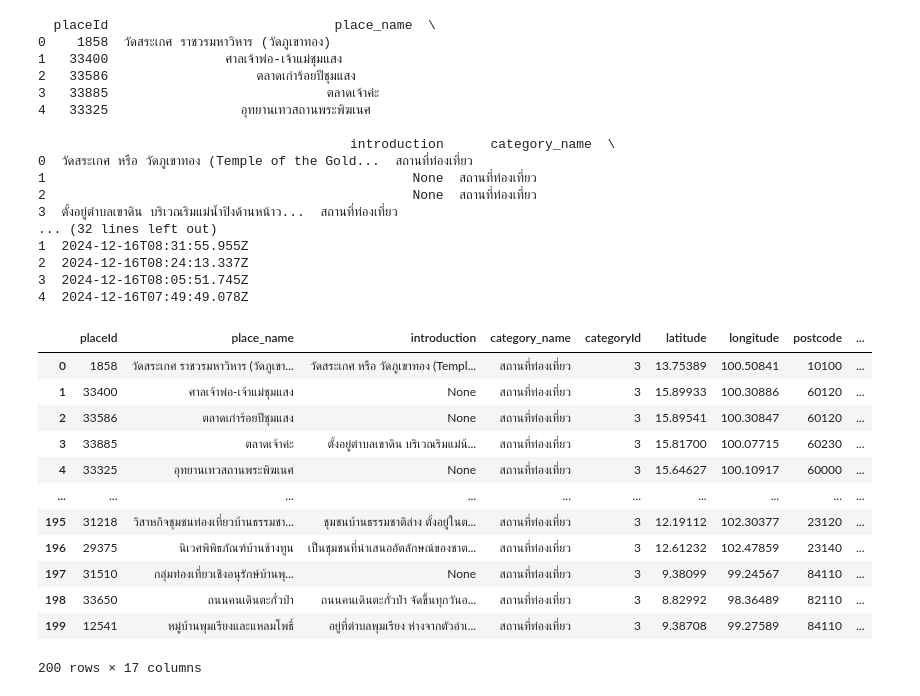
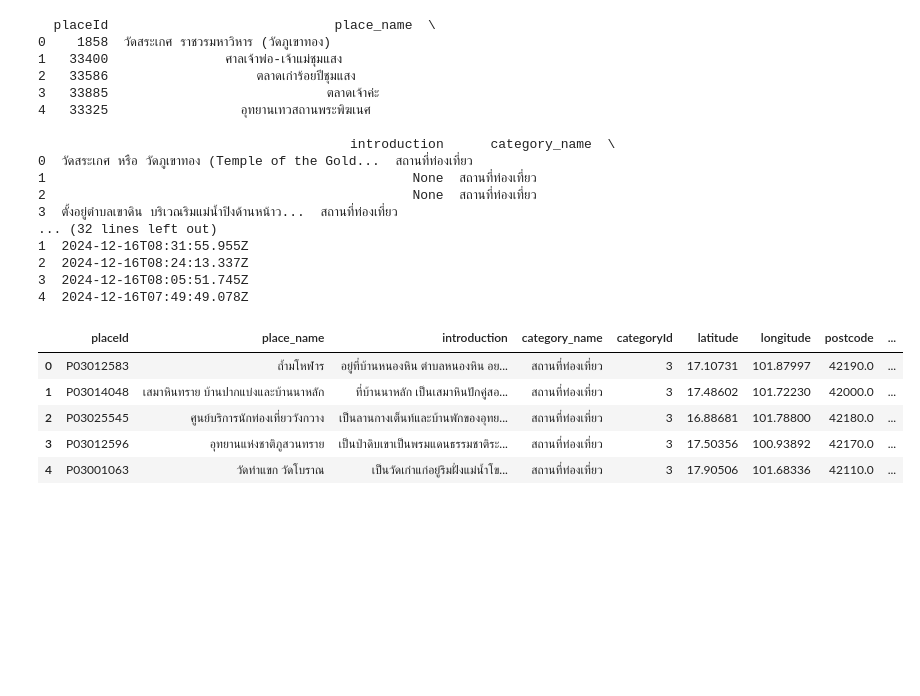
Before and after one commit to ittichaib/IS_Project_Thailand_Tourism_Recommendation, a Jupyter notebook: app/frontend/transform_data.ipynb, the cells around one changed output. Drawn from its saved outputs; the diff is of its cells as text; code cells hidden in the pictures; blank space fills up the shorter version.

```diff
--- a/app/frontend/transform_data.ipynb
+++ b/app/frontend/transform_data.ipynb
@@ -207,19 +209,3 @@ print(df.head())
 2  2024-12-16T08:24:13.337Z
 3  2024-12-16T08:05:51.745Z
 4  2024-12-16T07:49:49.078Z
-# %%
-df
-# %% [output]
-|  | placeId | place_name | introduction | category_name | categoryId | latitude | longitude | postcode | ... |
-| 0 | 1858 | วัดสระเกศ ราชวรมหาวิหาร (วัดภูเขา... | วัดสระเกศ หรือ วัดภูเขาทอง (Templ... | สถานที่ท่องเที่ยว | 3 | 13.75389 | 100.50841 | 10100 | ... |
-| 1 | 33400 | ศาลเจ้าพ่อ-เจ้าแม่ชุมแสง | None | สถานที่ท่องเที่ยว | 3 | 15.89933 | 100.30886 | 60120 | ... |
-| 2 | 33586 | ตลาดเก่าร้อยปีชุมแสง | None | สถานที่ท่องเที่ยว | 3 | 15.89541 | 100.30847 | 60120 | ... |
-| 3 | 33885 | ตลาดเจ้าค่ะ | ตั้งอยู่ตำบลเขาดิน บริเวณริมแม่น้... | สถานที่ท่องเที่ยว | 3 | 15.81700 | 100.07715 | 60230 | ... |
-| 4 | 33325 | อุทยานเทวสถานพระพิฆเนศ | None | สถานที่ท่องเที่ยว | 3 | 15.64627 | 100.10917 | 60000 | ... |
-| ... | ... | ... | ... | ... | ... | ... | ... | ... | ... |
-| 195 | 31218 | วิสาหกิจชุมชนท่องเที่ยวบ้านธรรมชา... | ชุมชนบ้านธรรมชาติล่าง ตั้งอยู่ในต... | สถานที่ท่องเที่ยว | 3 | 12.19112 | 102.30377 | 23120 | ... |
-| 196 | 29375 | นิเวศพิพิธภัณฑ์บ้านช้างทูน | เป็นชุมชนที่นำเสนออัตลักษณ์ของชาต... | สถานที่ท่องเที่ยว | 3 | 12.61232 | 102.47859 | 23140 | ... |
-| 197 | 31510 | กลุ่มท่องเที่ยวเชิงอนุรักษ์บ้านพุ... | None | สถานที่ท่องเที่ยว | 3 | 9.38099 | 99.24567 | 84110 | ... |
-| 198 | 33650 | ถนนคนเดินตะกั่วป่า | ถนนคนเดินตะกั่วป่า จัดขึ้นทุกวันอ... | สถานที่ท่องเที่ยว | 3 | 8.82992 | 98.36489 | 82110 | ... |
-| 199 | 12541 | หมู่บ้านพุมเรียงและแหลมโพธิ์ | อยู่ที่ตำบลพุมเรียง ห่างจากตัวอำเ... | สถานที่ท่องเที่ยว | 3 | 9.38708 | 99.27589 | 84110 | ... |
-200 rows × 17 columns
@@ -225,0 +215,9 @@ df
+# %%
+TH_Attractions_df.head(5)
+# %% [output]
+|  | placeId | place_name | introduction | category_name | categoryId | latitude | longitude | postcode | ... |
+| 0 | P03012583 | ถ้ำมโหฬาร | อยู่ที่บ้านหนองหิน ตำบลหนองหิน อย... | สถานที่ท่องเที่ยว | 3 | 17.10731 | 101.87997 | 42190.0 | ... |
+| 1 | P03014048 | เสมาหินทราย บ้านปากแบ่งและบ้านนาหลัก | ที่บ้านนาหลัก เป็นเสมาหินปักคู่สอ... | สถานที่ท่องเที่ยว | 3 | 17.48602 | 101.72230 | 42000.0 | ... |
+| 2 | P03025545 | ศูนย์บริการนักท่องเที่ยววังกวาง | เป็นลานกางเต็นท์และบ้านพักของอุทย... | สถานที่ท่องเที่ยว | 3 | 16.88681 | 101.78800 | 42180.0 | ... |
+| 3 | P03012596 | อุทยานแห่งชาติภูสวนทราย | เป็นป่าดิบเขาเป็นพรมแดนธรรมชาติระ... | สถานที่ท่องเที่ยว | 3 | 17.50356 | 100.93892 | 42170.0 | ... |
+| 4 | P03001063 | วัดท่าแขก วัดโบราณ | เป็นวัดเก่าแก่อยู่ริมฝั่งแม่น้ำโข... | สถานที่ท่องเที่ยว | 3 | 17.90506 | 101.68336 | 42110.0 | ... |
```
Also changed, not shown: parts of 9 cells of this notebook, 6 other files.
